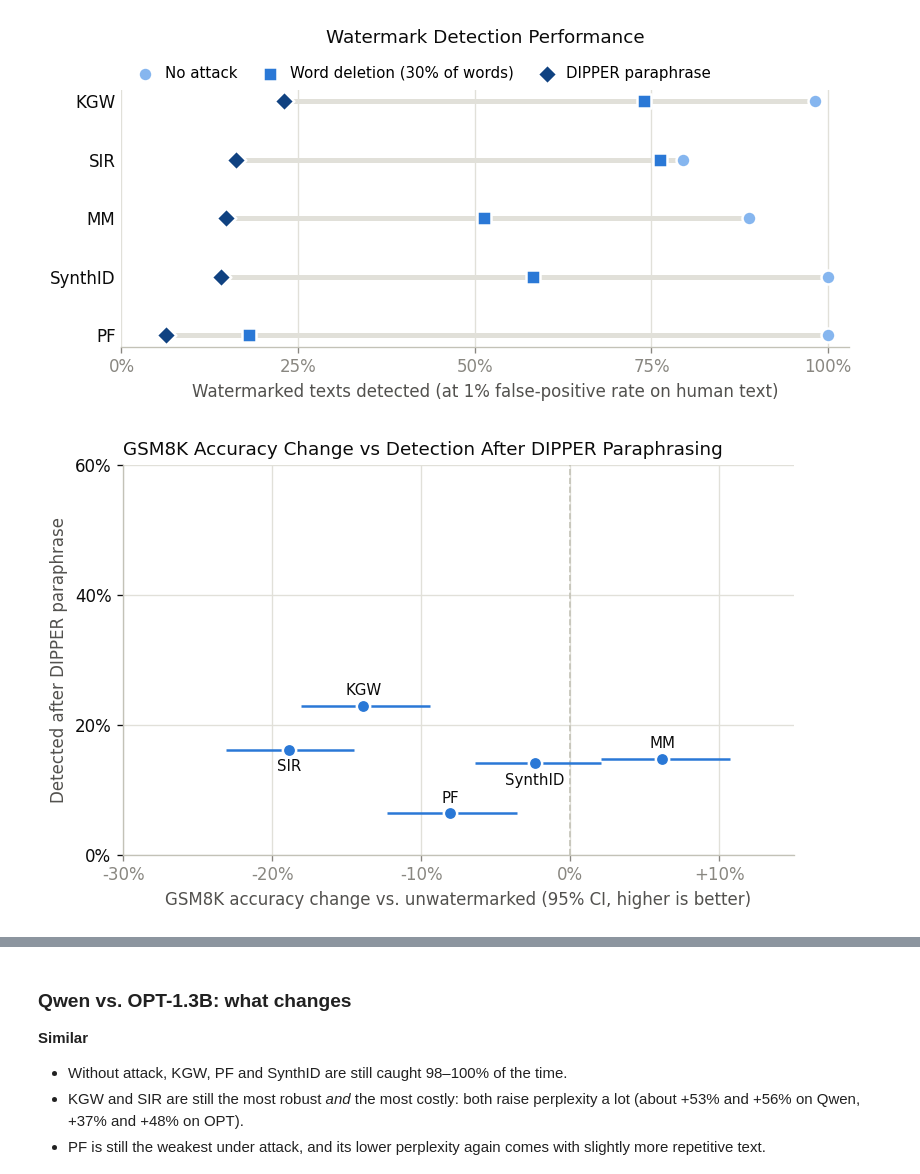
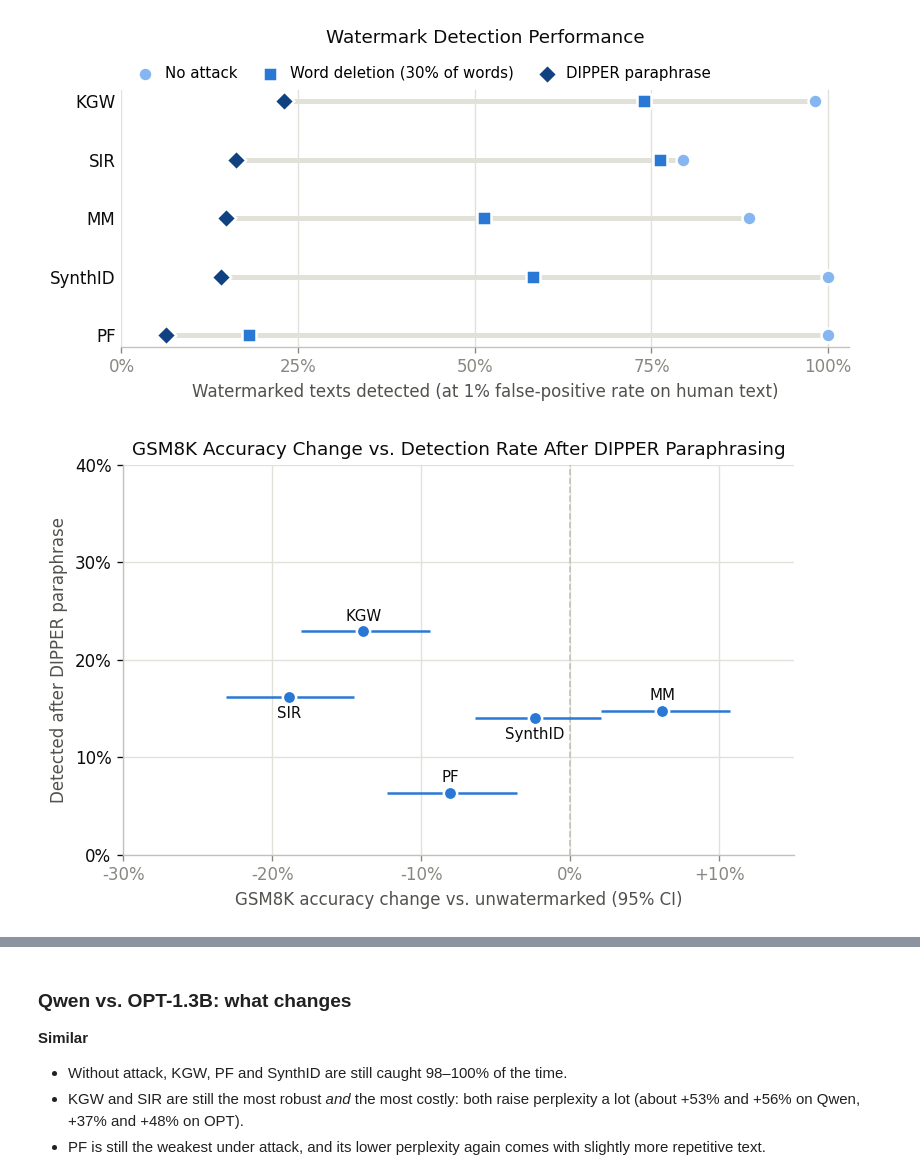
Before and after one commit to PhSchumi/marky-mark, a Jupyter notebook: run_results/plots_tables.ipynb, the cells around one changed output, grey strips where cells are left out. Drawn from its saved outputs; the diff is of its cells as text; code cells hidden in the pictures.

Commit message:
changes to plots

```diff
--- a/run_results/plots_tables.ipynb
+++ b/run_results/plots_tables.ipynb
@@ -363,40 +363,39 @@ dipper = qwen_summary.loc[PLOT_METHODS, "attacked_tpr_dipper"] * 100
 
 # Where each name sits relative to its point (in points), chosen by hand to avoid overlaps.
 label_offsets = {
     "KGW": (0, 9), "MorphMark": (0, 9), "PF": (0, 9),
     "SynthID": (0, -10), "SIR": (0, -10),
 }
 
 fig, ax = plt.subplots(figsize=(6.5, 4.2))
 
 ax.axvline(0, color=AXIS, linewidth=1, linestyle="--", zorder=1)
 
 ax.errorbar(acc_change, dipper, xerr=[acc_change - acc_low, acc_high - acc_change],
             fmt="o", color=BLUE, markersize=8, markeredgecolor=SURFACE, markeredgewidth=1.5,
             ecolor=BLUE, elinewidth=1.5, capsize=0, zorder=3)
 
 for method in PLOT_METHODS:
     ax.annotate(PLOT_NAMES.get(method, method), (acc_change[method], dipper[method]),
                 xytext=label_offsets[method],
                 textcoords="offset points", ha="center", va="center",
                 fontsize=9, color=INK)
 
 ax.set_xlim(-30, 15)
-ax.set_ylim(0, 60)
+ax.set_ylim(0, 40)
 ax.set_xticks([-30, -20, -10, 0, 10], ["-30%", "-20%", "-10%", "0%", "+10%"])
-ax.set_yticks([0, 20, 40, 60], ["0%", "20%", "40%", "60%"])
+ax.set_yticks([0, 10, 20, 30, 40], ["0%", "10%", "20%", "30%", "40%"])
 ax.grid(color=GRID, linewidth=0.8)
 ax.set_axisbelow(True)
-ax.set_xlabel("GSM8K accuracy change vs. unwatermarked (95% CI, higher is better)")
+ax.set_xlabel("GSM8K accuracy change vs. unwatermarked (95% CI)")
 ax.set_ylabel("Detected after DIPPER paraphrase")
-ax.set_title("GSM8K Accuracy Change vs Detection After DIPPER Paraphrasing",
-             loc="left", fontsize=11, color=INK)
+ax.set_title("GSM8K Accuracy Change vs. Detection Rate After DIPPER Paraphrasing", fontsize=11, color=INK)
 
 fig.tight_layout()
-# fig.savefig("fig_gsm8k_vs_robustness_qwen.pdf", bbox_inches="tight")
+fig.savefig("plots/fig_gsm8k_vs_robustness_qwen.pdf", bbox_inches="tight")
 plt.show()
 # %% [output]
-[figure, old version]
+[figure, new version]
 # %%
 # Figure 2 for Qwen, perplexity version: same code as the OPT Figure 2, with the Qwen data.
 qwen_ppl_change = (np.exp(qwen_ppl_deltas.loc[PLOT_METHODS, "delta_vs_none"]) - 1) * 100
```
Also changed, not shown: parts of 4 cells of this notebook, 7 other files.
